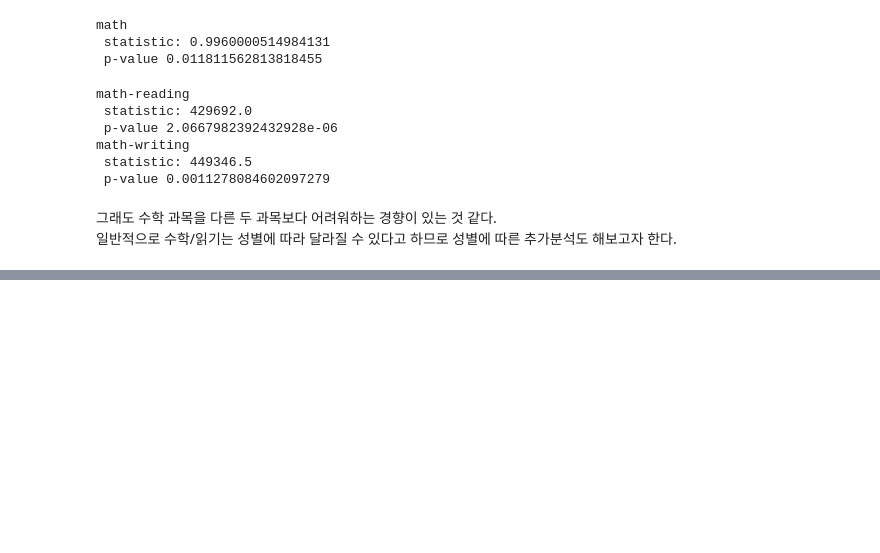
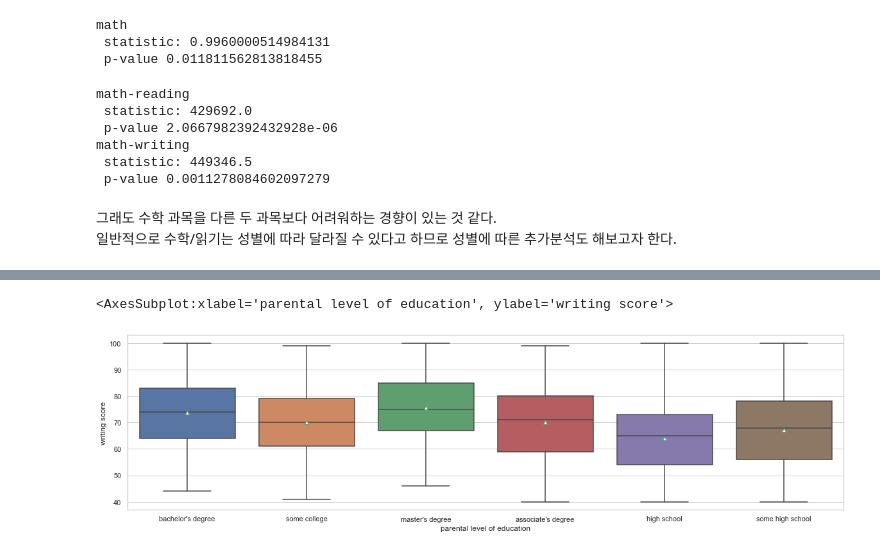
Before and after one commit to 12yoonj/data-analysis-practice, a Jupyter notebook: students_performance/students_performance.ipynb, the cells around one changed output, grey strips where cells are left out. Drawn from its saved outputs; the diff is of its cells as text; code cells hidden in the pictures; blank space fills up the shorter version.

```diff
--- a/students_performance/students_performance.ipynb
+++ b/students_performance/students_performance.ipynb
@@ -288,0 +356,6 @@ math-writing
+# %%
+fig, ax = plt.subplots(figsize = (20,5))
+sns.boxplot(x=var_of_interest, y="writing score", data=data_trim2, showmeans=True, meanprops={"markerfacecolor":"white"})
+# %% [output]
+<AxesSubplot:xlabel='parental level of education', ylabel='writing score'>
+[figure, added]
```
Also changed, not shown: parts of 34 cells of this notebook.
